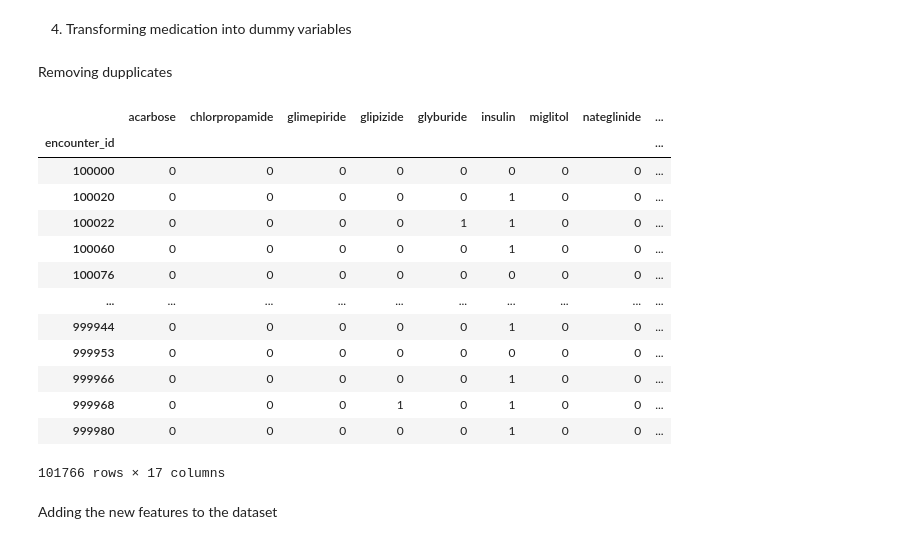
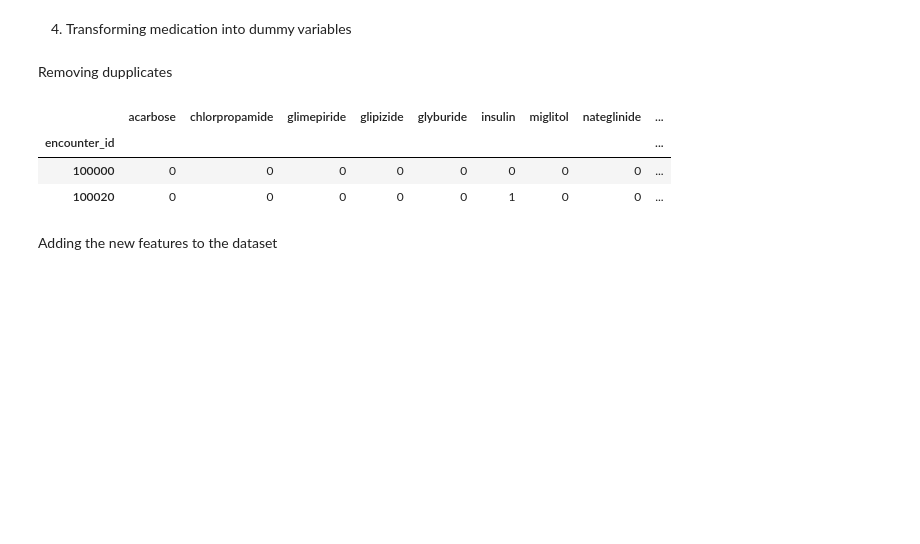
Before and after one commit to amarmate/ML50-2023, a Jupyter notebook: Data Handling/Mateus_exploration.ipynb, the cells around one changed output. Cells and saved outputs as stored; diff of their text form; code cells hidden in the pictures; blank space fills up the shorter version.

```diff
--- a/Data Handling/Mateus_exploration.ipynb
+++ b/Data Handling/Mateus_exploration.ipynb
@@ -103,3 +101 @@ We reject the null hypothesis, the variables are dependent
-# %%
-data = data.drop('patient_id', axis=1)
 # %% [markdown]
@@ -189,3 +187,7 @@ Features with ? :  ['race', 'weight', 'payer_code', 'medical_specialty', 'diag_1
+# %%
+# Change Nan to Not Available
+data['admission_type'] = data['admission_type'].fillna('Not Available')
+data['admission_source'] = data['admission_source'].fillna(' Not Available')
 # %%
 # Encode the following variables: race, payer_code, admission_type, medical_specialty, discharge_disposition, admission_source
 features_to_encode = ['race', 'payer_code', 'admission_type', 'medical_specialty', 'disposition', 'admission_source']
@@ -193,7 +195,8 @@ encoder_dict = {features_to_encode[i]: LabelEncoder() for i in range(len(feature
 for feature in features_to_encode:
     encoder_dict[feature].fit(data[feature])
     data[feature] = encoder_dict[feature].transform(data[feature].values)
-    # Convert the class of Nan to Nan, which is always the last
-    data[feature].replace(encoder_dict[feature].transform(encoder_dict[feature].classes_)[-1], np.nan, inplace=True)
-    print('Classes: ', dict(zip(encoder_dict[feature].classes_, encoder_dict[feature].transform(encoder_dict[feature].classes_))))
+    # Convert the class of Nan to Nan, which is always the last for classes that are not admission_type and admission_source
+    if feature not in ['admission_type', 'admission_source']:
+        data[feature].replace(encoder_dict[feature].transform(encoder_dict[feature].classes_)[-1], np.nan, inplace=True)
+    print(f'{feature} classes: ', dict(zip(encoder_dict[feature].classes_, encoder_dict[feature].transform(encoder_dict[feature].classes_))))
 # %% [output]
@@ -223,37 +226,27 @@ Removing dupplicates
 # %%
 unique_cols = meds.columns.unique()
 new_meds = pd.DataFrame(columns=unique_cols)
 for col in unique_cols:
     if type(meds[col]) == pd.Series:
         new_meds[col] = meds[col]
     else:
         new_meds[col] = meds[col].max(axis=1)
 meds = new_meds
 
 # Lets delete combinations of drugs
 for col in meds.columns.unique():
     if '-' in col:
         meds.drop(col, axis=1, inplace=True)
 
 # Rename the last column to avoid confusion
 meds.rename(columns={'' : 'no_meds'}, inplace=True)
 
-meds
+meds.head(2)
 # %% [output]
 |  | acarbose | chlorpropamide | glimepiride | glipizide | glyburide | insulin | miglitol | nateglinide | ... |
 | encounter_id |  |  |  |  |  |  |  |  | ... |
 | 100000 | 0 | 0 | 0 | 0 | 0 | 0 | 0 | 0 | ... |
 | 100020 | 0 | 0 | 0 | 0 | 0 | 1 | 0 | 0 | ... |
-| 100022 | 0 | 0 | 0 | 0 | 1 | 1 | 0 | 0 | ... |
-| 100060 | 0 | 0 | 0 | 0 | 0 | 1 | 0 | 0 | ... |
-| 100076 | 0 | 0 | 0 | 0 | 0 | 0 | 0 | 0 | ... |
-| ... | ... | ... | ... | ... | ... | ... | ... | ... | ... |
-| 999944 | 0 | 0 | 0 | 0 | 0 | 1 | 0 | 0 | ... |
-| 999953 | 0 | 0 | 0 | 0 | 0 | 0 | 0 | 0 | ... |
-| 999966 | 0 | 0 | 0 | 0 | 0 | 1 | 0 | 0 | ... |
-| 999968 | 0 | 0 | 0 | 1 | 0 | 1 | 0 | 0 | ... |
-| 999980 | 0 | 0 | 0 | 0 | 0 | 1 | 0 | 0 | ... |
-101766 rows × 17 columns
 # %% [markdown]
 Adding the new features to the dataset
 # %%
```
Also changed, not shown: parts of 76 cells of this notebook.
